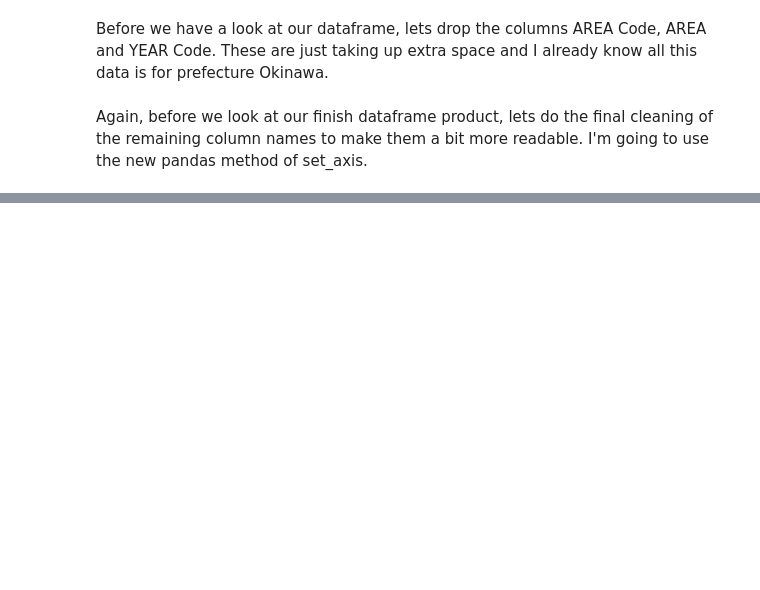
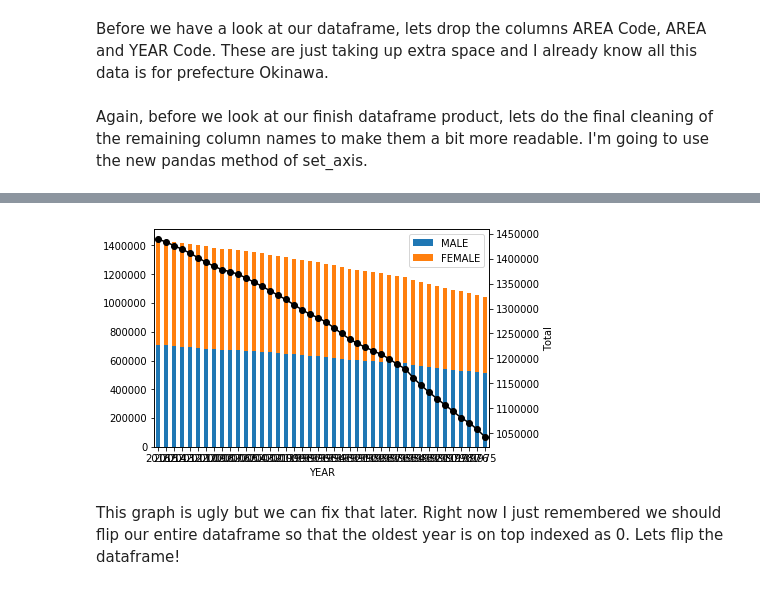
Before and after one commit to 9cLUNA/Okinawa-Population, a Jupyter notebook: oki_pop.ipynb, the cells around one changed output, grey strips where cells are left out. Drawn from its saved outputs; the diff is of its cells as text; code cells hidden in the pictures; blank space fills up the shorter version.

```diff
--- a/oki_pop.ipynb
+++ b/oki_pop.ipynb
@@ -94,0 +115,9 @@ Now lets see just a few years as a stacked bar graph. This will utlize the matpl
+# %%
+df.plot(x='YEAR', y=['MALE', 'FEMALE'], stacked=True, kind='bar')
+ax = df['TOTAL'].plot(secondary_y=True, color='k', marker='o')
+ax.set_ylabel('Total')
+plt.show()
+# %% [output]
+[figure, added]
+# %% [markdown]
+This graph is ugly but we can fix that later. Right now I just remembered we should flip our entire dataframe so that the oldest year is on top indexed as 0. Lets flip the dataframe!
```
Also changed, not shown: parts of 37 cells of this notebook, 1 other file.
